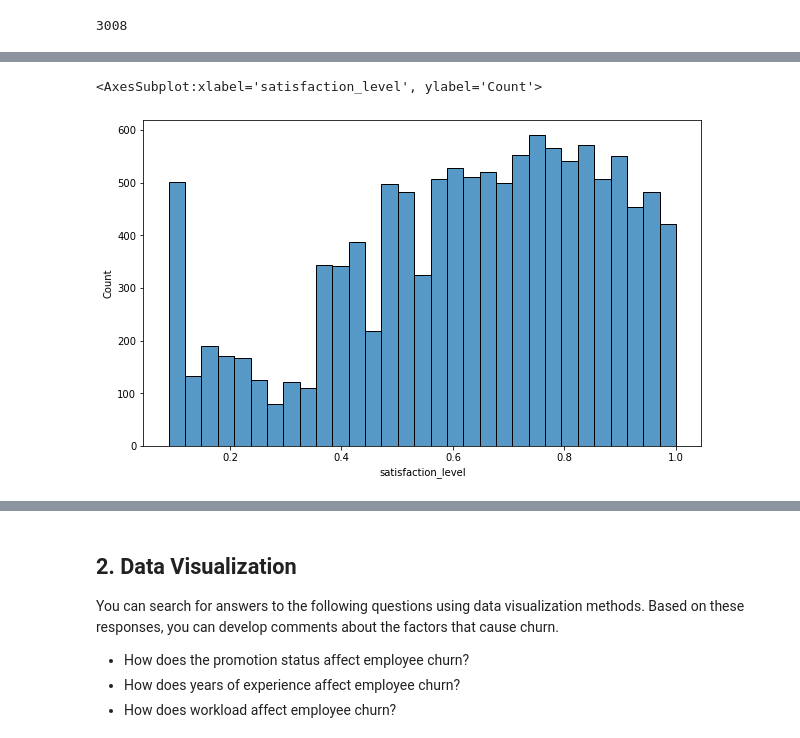
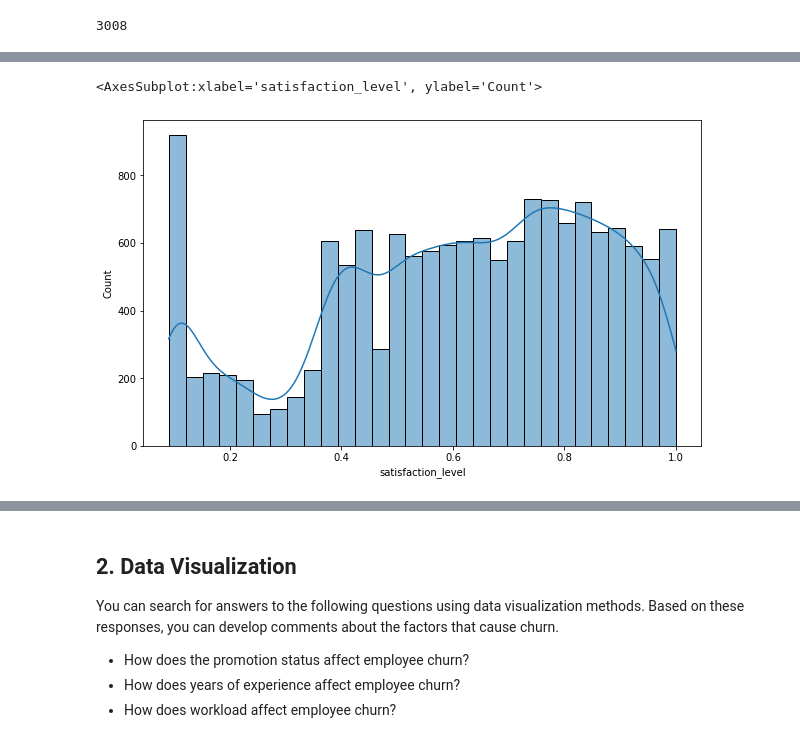
Before and after one commit to habip-bingol/Projects, a Jupyter notebook: ML_Projects/Capstone Projects/Churn_Prediction/Churn_Prediction.ipynb, the cells around one changed output, grey strips where cells are left out. Cells and saved outputs as stored; diff of their text form; code cells hidden in the pictures.

```diff
--- a/ML_Projects/Capstone Projects/Churn_Prediction/Churn_Prediction.ipynb
+++ b/ML_Projects/Capstone Projects/Churn_Prediction/Churn_Prediction.ipynb
@@ -204,6 +204,6 @@ df.duplicated().sum()
 # %% [output]
 3008
 # %%
-print("Shape before dropping duplicates", df.shape)
-df = df.drop_duplicates(ignore_index=True)
-print("Shape after dropping duplicates", df.shape)
+# print("Shape before dropping duplicates", df.shape)
+# df = df.drop_duplicates(ignore_index=True)
+# print("Shape after dropping duplicates", df.shape)
@@ -266,0 +272,3 @@ Name: salary, dtype: int64
+# %%
+df = df.iloc[:, [0, 1, 2, 3, 4, 5, 7, 8, 6,9]]
+df.head()
@@ -267,5 +296,5 @@ Name: salary, dtype: int64
 # %%
-sns.histplot(x=df.satisfaction_level)
+sns.histplot(x=df.satisfaction_level, kde=True)
 # %% [output]
 <AxesSubplot:xlabel='satisfaction_level', ylabel='Count'>
-[figure, old version]
+[figure, new version]
```
Also changed, not shown: parts of 36 cells of this notebook.
